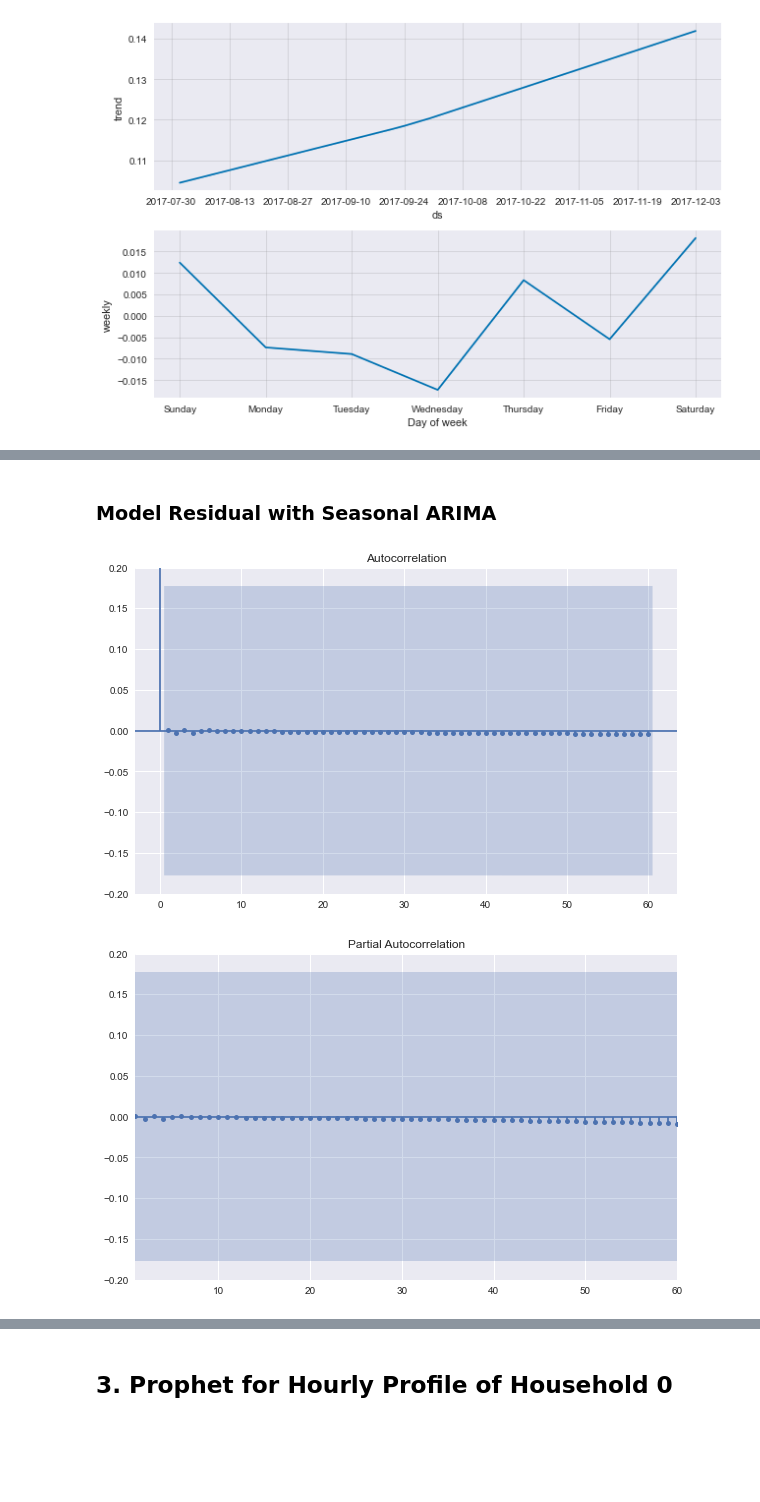
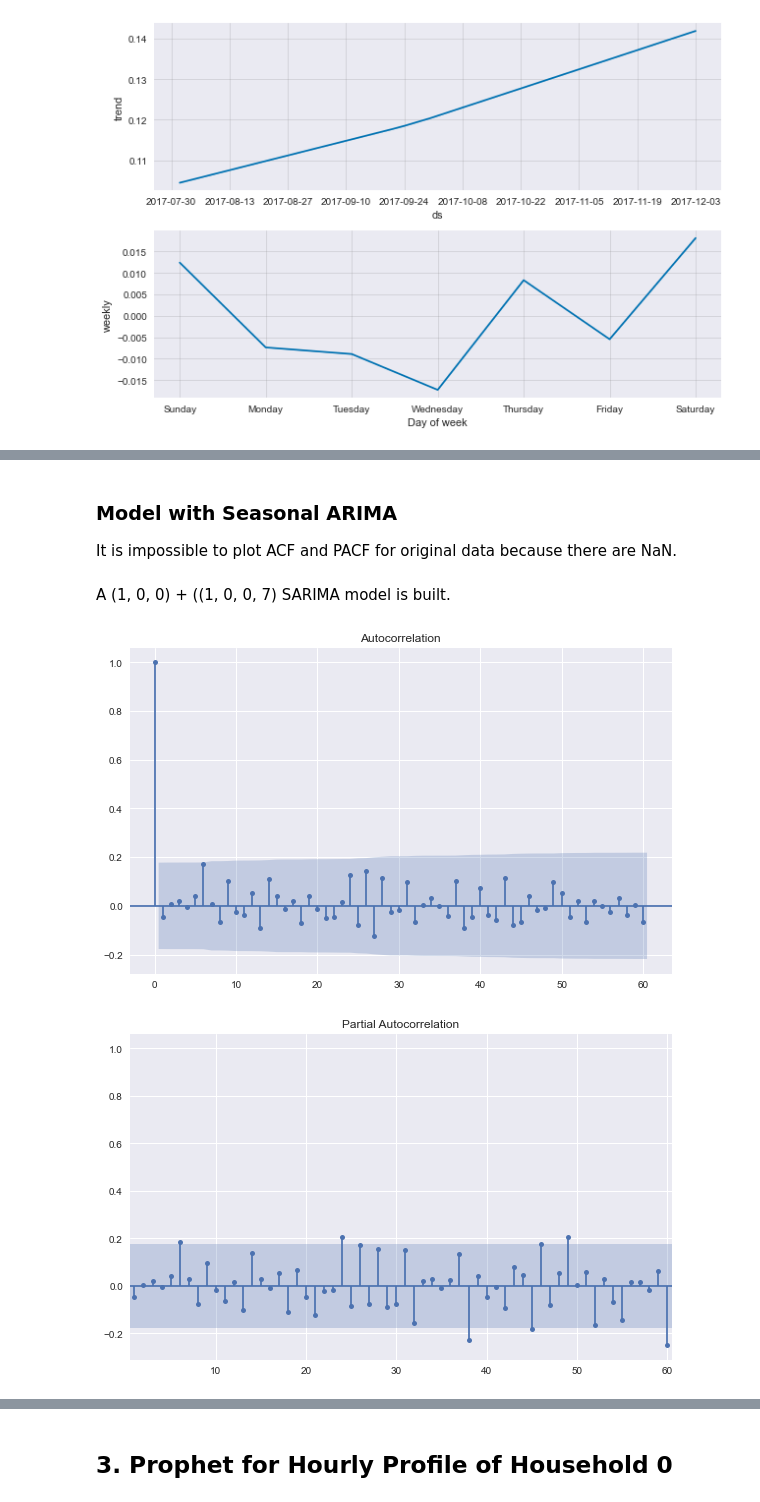
Before and after one commit to edxu96/elec_consumption, a Jupyter notebook: 01_forecast.ipynb, the cells around one changed output, grey strips where cells are left out. Cells and saved outputs as stored; diff of their text form; code cells hidden in the pictures; blank space fills up the shorter version.

```diff
--- a/01_forecast.ipynb
+++ b/01_forecast.ipynb
@@ -91,3 +93,6 @@ mod.plot_components(forecast);
 #hide
 data['resDaily'] = forecast.loc[:121, ['ds', 'yhat']]
 data['resDaily'].set_index('ds', inplace=True)
+data['resDaily']['yhat'] = data['resDaily']['yhat'] - data['tsPdDaily']
+data['resDaily'].columns = ['resid']
+data['resDaily']['resid'].fillna(0, inplace=True)
@@ -111,25 +118,27 @@ fig
-# %% [markdown]
-### Model Residual with Seasonal ARIMA
+# %% [markdown]
+### Model with Seasonal ARIMA
+
+It is impossible to plot ACF and PACF for original data because there are NaN.
+# %% [markdown]
+A (1, 0, 0) + ((1, 0, 0, 7) SARIMA model is built.
 # %%
 #hide
 fit = ARIMA(
-    endog=data['resDaily'], order=(1, 0, 0), freq='D', seasonal_order=(1, 0, 1, 7)
+    endog=data['tsPdDaily'], order=(1, 0, 0), freq='D', seasonal_order=(1, 0, 0, 7)
 ).fit();
 # %%
 #hide_input
 _, ax = plt.subplots(1, 1)
-plot_acf(fit.resid, lags=60, ax=ax);
-ax.set_ylim([-0.2, 0.2]);
+plot_acf(fit.resid.fillna(0), lags=60, ax=ax);
 # %% [output]
-[figure, old version]
+[figure, new version]
 # %%
 #hide_input
 _, ax = plt.subplots(1, 1)
-plot_pacf(fit.resid, lags=60, ax=ax);
-ax.set_xlim([1, 60]);
-ax.set_ylim([-0.2, 0.2]);
+plot_pacf(fit.resid.fillna(0), lags=60, ax=ax);
+ax.set_xlim([0.5, 60.5]);
 # %% [output]
-[figure, old version]
+[figure, new version]
 # %%
 #hide_input
 fit.summary()
```
Also changed, not shown: parts of 11 cells of this notebook, 1 other file.
